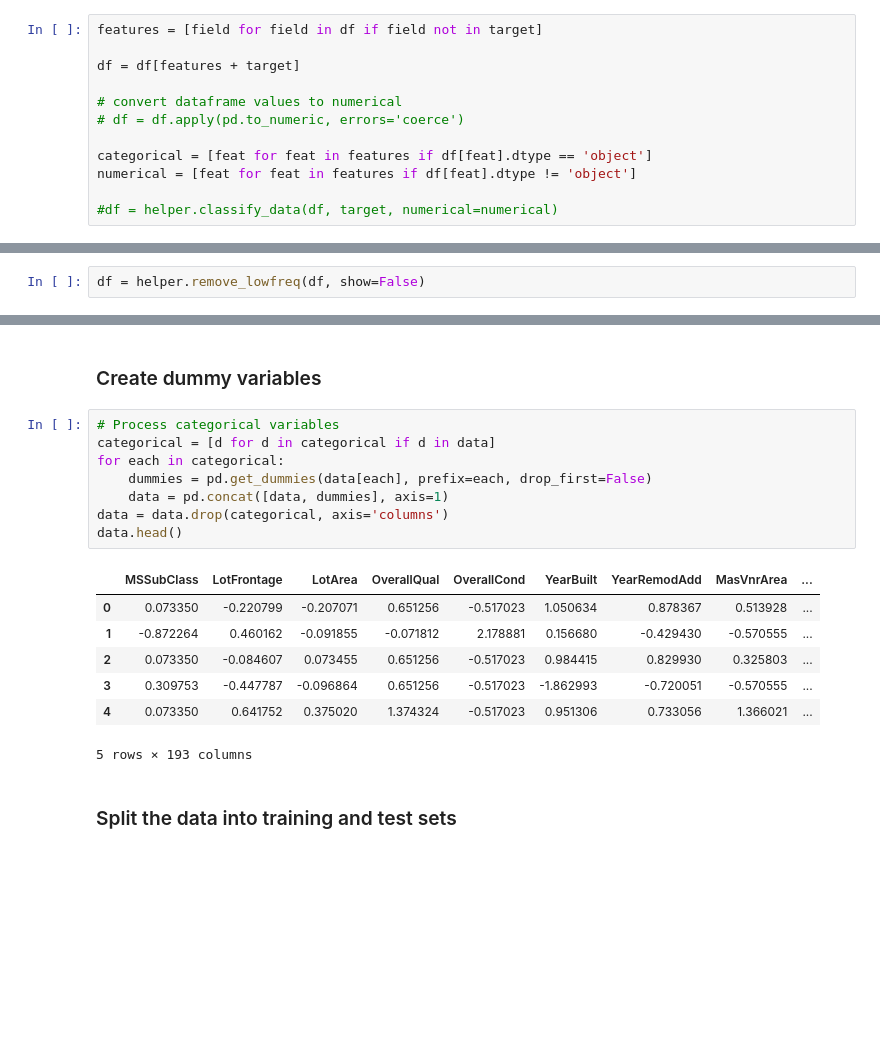
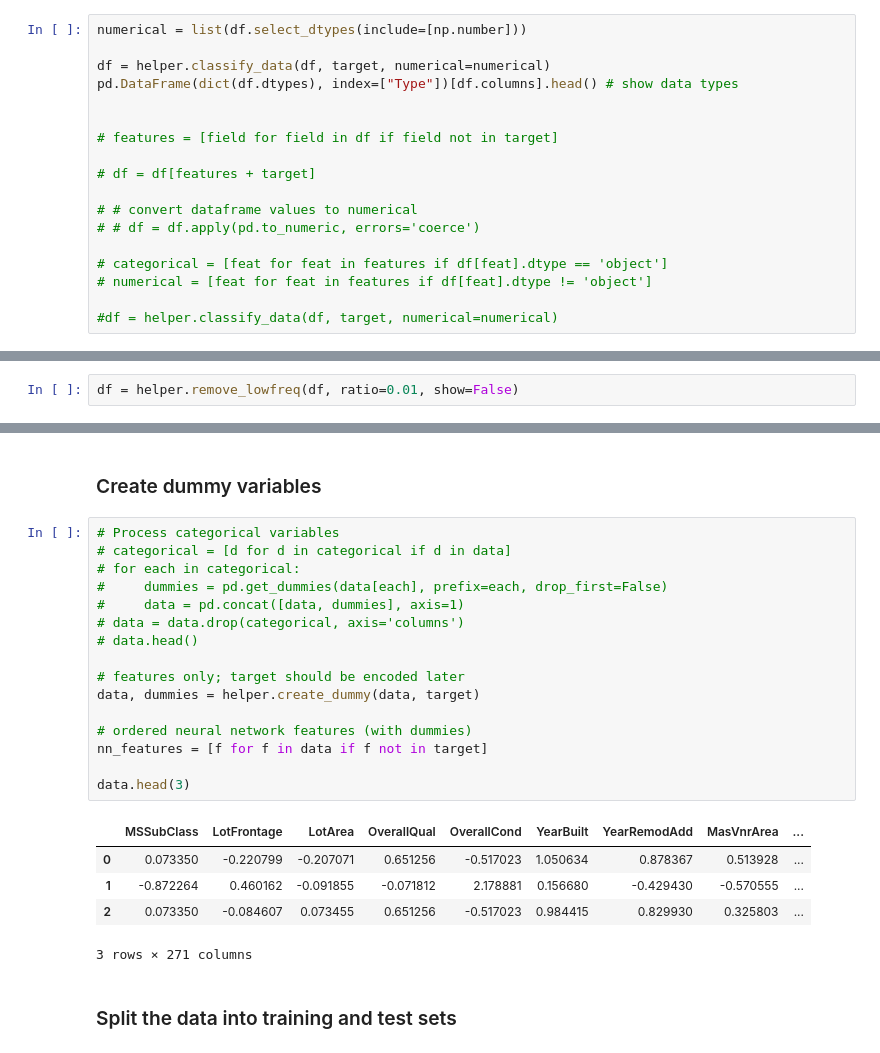
Before and after one commit to angelmtenor/data-science-keras, a Jupyter notebook: house_prices.ipynb, the cells around one changed output, grey strips where cells are left out. Cells and saved outputs as stored; diff of their text form; blank space fills up the shorter version.

```diff
--- a/house_prices.ipynb
+++ b/house_prices.ipynb
@@ -68,14 +68,20 @@ df.drop(droplist, axis='columns', inplace=True)
 
 Change categorical variables as dtype 'categorical' and sort columns: numerical + categorical + target
 # %%
-features = [field for field in df if field not in target]
+numerical = list(df.select_dtypes(include=[np.number]))
 
-df = df[features + target]
+df = helper.classify_data(df, target, numerical=numerical)
+pd.DataFrame(dict(df.dtypes), index=["Type"])[df.columns].head() # show data types
 
-# convert dataframe values to numerical
-# df = df.apply(pd.to_numeric, errors='coerce')
 
-categorical = [feat for feat in features if df[feat].dtype == 'object']
-numerical = [feat for feat in features if df[feat].dtype != 'object']
+# features = [field for field in df if field not in target]
+
+# df = df[features + target]
+
+# # convert dataframe values to numerical
+# # df = df.apply(pd.to_numeric, errors='coerce')
+
+# categorical = [feat for feat in features if df[feat].dtype == 'object']
+# numerical = [feat for feat in features if df[feat].dtype != 'object']
 
 #df = helper.classify_data(df, target, numerical=numerical)
@@ -82,7 +92,7 @@ numerical = [feat for feat in features if df[feat].dtype != 'object']
 # %% [markdown]
 #### Remove low frequency values from categorical features
 # %%
-df = helper.remove_lowfreq(df, show=False)
+df = helper.remove_lowfreq(df, ratio=0.01, show=False)
 # %% [markdown]
 #### Fill missing values
 # %%
@@ -154,20 +158,26 @@ data.head()
 ### Create dummy variables
 # %%
 # Process categorical variables
-categorical = [d for d in categorical if d in data]
-for each in categorical:
-    dummies = pd.get_dummies(data[each], prefix=each, drop_first=False)
-    data = pd.concat([data, dummies], axis=1)
-data = data.drop(categorical, axis='columns')
-data.head()
+# categorical = [d for d in categorical if d in data]
+# for each in categorical:
+#     dummies = pd.get_dummies(data[each], prefix=each, drop_first=False)
+#     data = pd.concat([data, dummies], axis=1)
+# data = data.drop(categorical, axis='columns')
+# data.head()
+
+# features only; target should be encoded later
+data, dummies = helper.create_dummy(data, target)
+
+# ordered neural network features (with dummies)
+nn_features = [f for f in data if f not in target]
+
+data.head(3)
 # %% [output]
 |  | MSSubClass | LotFrontage | LotArea | OverallQual | OverallCond | YearBuilt | YearRemodAdd | MasVnrArea | ... |
 | 0 | 0.073350 | -0.220799 | -0.207071 | 0.651256 | -0.517023 | 1.050634 | 0.878367 | 0.513928 | ... |
 | 1 | -0.872264 | 0.460162 | -0.091855 | -0.071812 | 2.178881 | 0.156680 | -0.429430 | -0.570555 | ... |
 | 2 | 0.073350 | -0.084607 | 0.073455 | 0.651256 | -0.517023 | 0.984415 | 0.829930 | 0.325803 | ... |
-| 3 | 0.309753 | -0.447787 | -0.096864 | 0.651256 | -0.517023 | -1.862993 | -0.720051 | -0.570555 | ... |
-| 4 | 0.073350 | 0.641752 | 0.375020 | 1.374324 | -0.517023 | 0.951306 | 0.733056 | 1.366021 | ... |
-5 rows × 193 columns
+3 rows × 271 columns
 # %% [markdown]
 ### Split the data into training and test sets
 # %%
```
Also changed, not shown: parts of 20 cells of this notebook, 4 other files.
